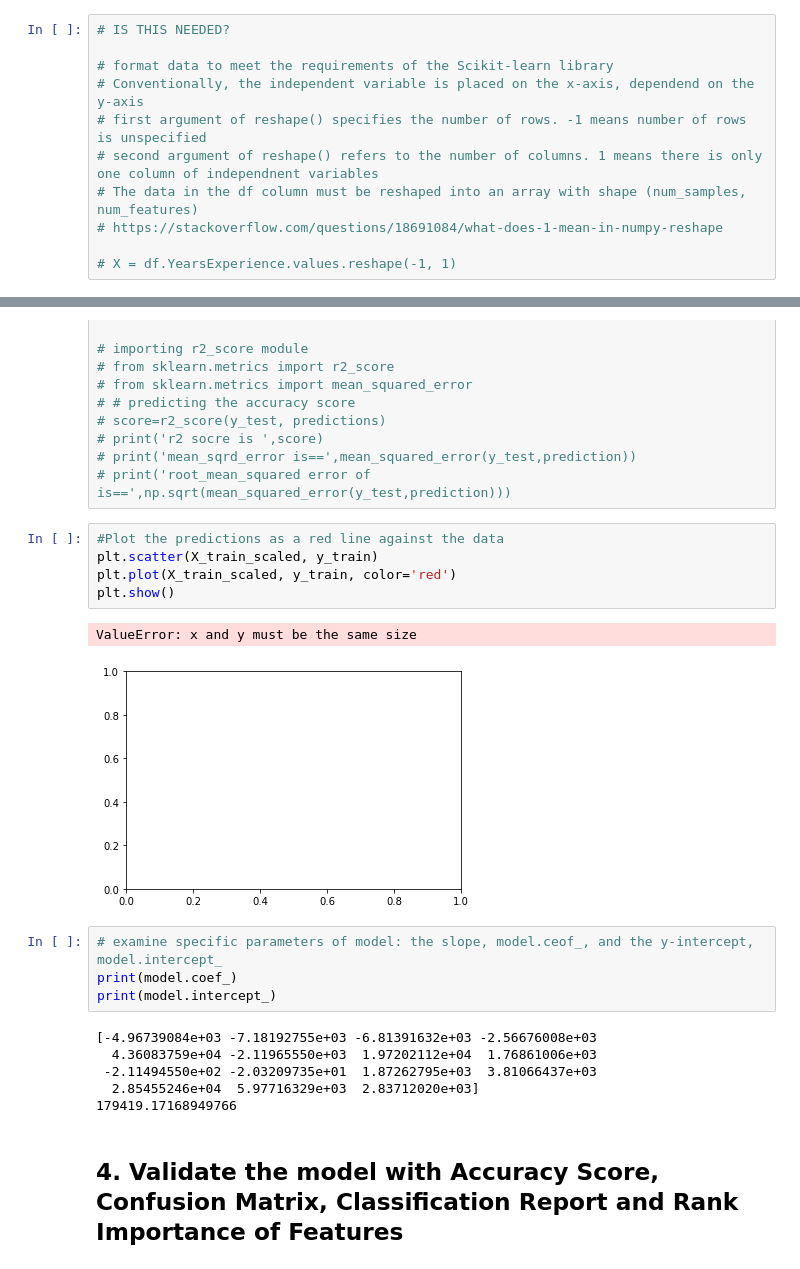
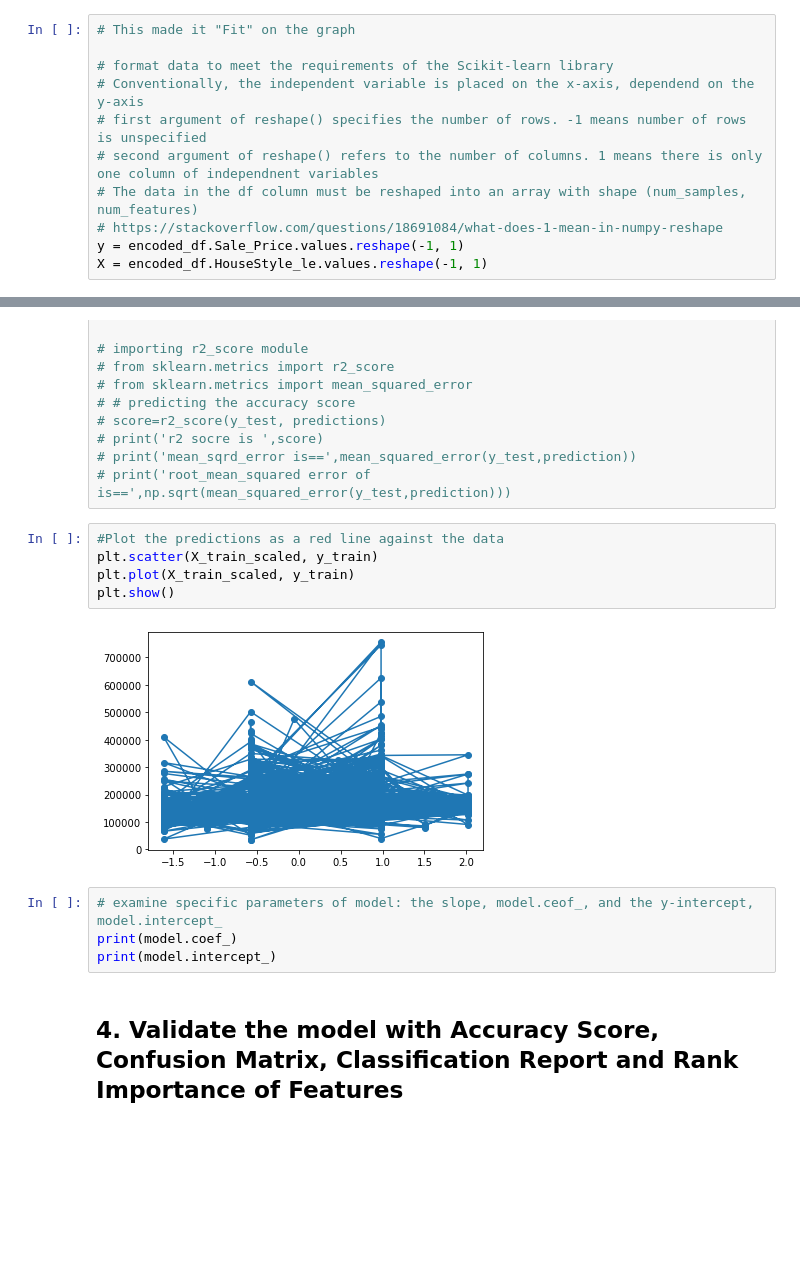
Before and after one commit to serpaulus/Predicting_the_Final_Home_Price, a Jupyter notebook: Machine_Learning_Linear_Regression.ipynb, the cells around one changed output, grey strips where cells are left out. Saved outputs shown, nothing was run; the diff lists cells and outputs as text; blank space fills up the shorter version.

```diff
--- a/Machine_Learning_Linear_Regression.ipynb
+++ b/Machine_Learning_Linear_Regression.ipynb
@@ -292,5 +293,5 @@ X = encoded_df.drop(columns="Sale_Price")
 # %%
-# IS THIS NEEDED?
+# This made it "Fit" on the graph
 
 # format data to meet the requirements of the Scikit-learn library
 # Conventionally, the independent variable is placed on the x-axis, dependend on the y-axis
@@ -298,7 +299,7 @@ X = encoded_df.drop(columns="Sale_Price")
 # second argument of reshape() refers to the number of columns. 1 means there is only one column of independnent variables
 # The data in the df column must be reshaped into an array with shape (num_samples, num_features)
 # https://stackoverflow.com/questions/18691084/what-does-1-mean-in-numpy-reshape
-
-# X = df.YearsExperience.values.reshape(-1, 1)
+y = encoded_df.Sale_Price.values.reshape(-1, 1)
+X = encoded_df.HouseStyle_le.values.reshape(-1, 1)
 # %%
 # examine first five entries in X
@@ -398,21 +412,14 @@ array([175459.91499819, 150513.78554468, 117398.65944372, ...,
 # %%
 #Plot the predictions as a red line against the data
 plt.scatter(X_train_scaled, y_train)
-plt.plot(X_train_scaled, y_train, color='red')
+plt.plot(X_train_scaled, y_train)
 plt.show()
 # %% [output]
-ValueError: x and y must be the same size
-[figure, old version]
+[figure, new version]
 # %%
 # examine specific parameters of model: the slope, model.ceof_, and the y-intercept, model.intercept_
 print(model.coef_)
 print(model.intercept_)
-# %% [output]
-[-4.96739084e+03 -7.18192755e+03 -6.81391632e+03 -2.56676008e+03
-  4.36083759e+04 -2.11965550e+03  1.97202112e+04  1.76861006e+03
- -2.11494550e+02 -2.03209735e+01  1.87262795e+03  3.81066437e+03
-  2.85455246e+04  5.97716329e+03  2.83712020e+03]
-179419.17168949766
 # %% [markdown]
 ## 4. Validate the model with Accuracy Score, Confusion Matrix, Classification Report and Rank Importance of Features
 # %%
```
Also changed, not shown: parts of 12 cells of this notebook, 2 other files.
